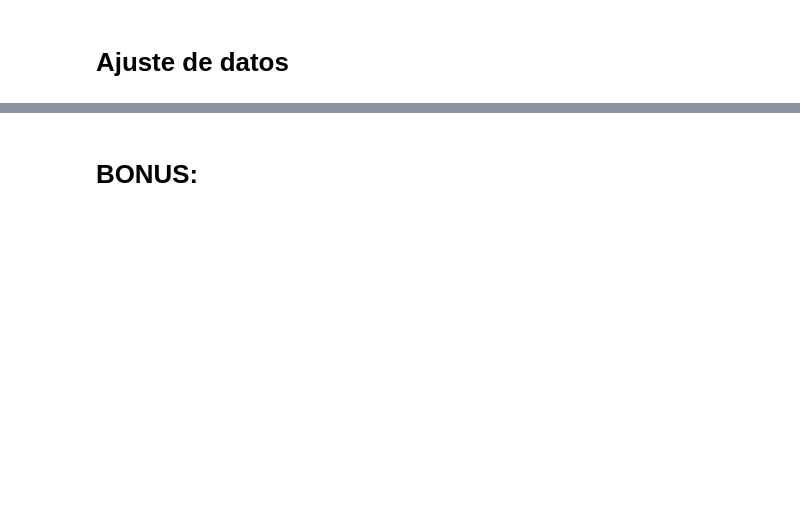
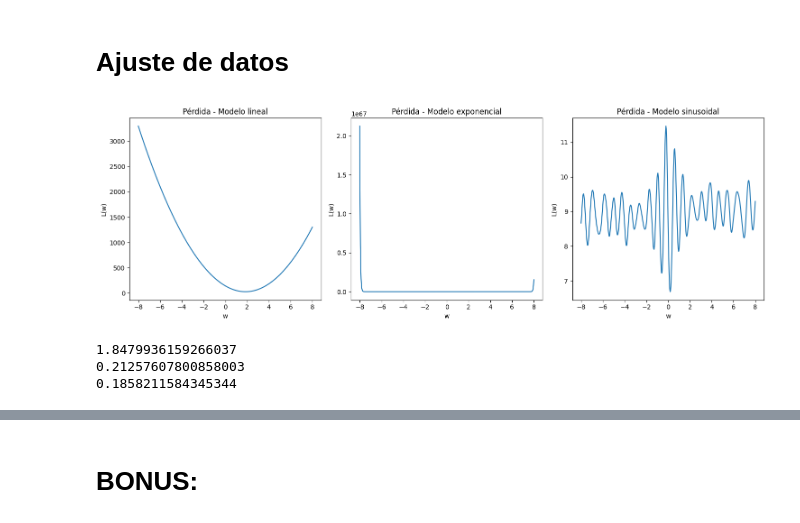
Before and after one commit to Agus1441/Calculo_Aplicado_Tarea_2, a Jupyter notebook: project.ipynb, the cells around one changed output, grey strips where cells are left out. Drawn from its saved outputs; the diff is of its cells as text; code cells hidden in the pictures; blank space fills up the shorter version.

```diff
--- a/project.ipynb
+++ b/project.ipynb
@@ -371,4 +408,50 @@ w = Variable()
 # %%
-# Optimice la función de pérdida
+L_linear = funcion_perdida(modelo_lineal, df_linear)
+L_exp = funcion_perdida(modelo_exp, df_exp)
+L_sin = funcion_perdida(modelo_sin, df_sin)
+
+w_values = np.linspace(-8, 8, 500)
+
+losses = [L_linear, L_exp, L_sin]
+
+titles = [
+    "Pérdida - Modelo lineal",
+    "Pérdida - Modelo exponencial",
+    "Pérdida - Modelo sinusoidal"
+]
+
+fig, axes = plt.subplots(1, 3, figsize=(15, 5))
+
+for i, L in enumerate(losses):
+
+    ax = axes[i]
+
+    y = [L.eval(w) for w in w_values]
+
+    ax.plot(w_values, y)
+
+    ax.set_xlabel("w")
+    ax.set_ylabel("L(w)")
+    ax.set_title(titles[i])
+
+plt.tight_layout()
+plt.show()
+# %% [output]
+[figure, added]
 # %%
-# Grafique datos y ajuste
+#Obtener el w óptimo para algún learning rate
+L_linear = funcion_perdida(modelo_lineal, df_linear)
+L_exp = funcion_perdida(modelo_exp, df_exp)
+L_sin = funcion_perdida(modelo_sin, df_sin)
+
+w_opt_linear = descenso_gradiente(L_linear, x0 = 0, lr=0.001)
+w_opt_exp = descenso_gradiente(L_exp, x0 = 0, lr=0.001)
+w_opt_sin = descenso_gradiente(L_sin, x0 = 0, lr=0.001)
+
+print(w_opt_linear)
+print(w_opt_exp)
+print(w_opt_sin)
+# %% [output]
+1.8479936159266037
+0.21257607800858003
+0.1858211584345344
```
Also changed, not shown: parts of 5 cells of this notebook.
